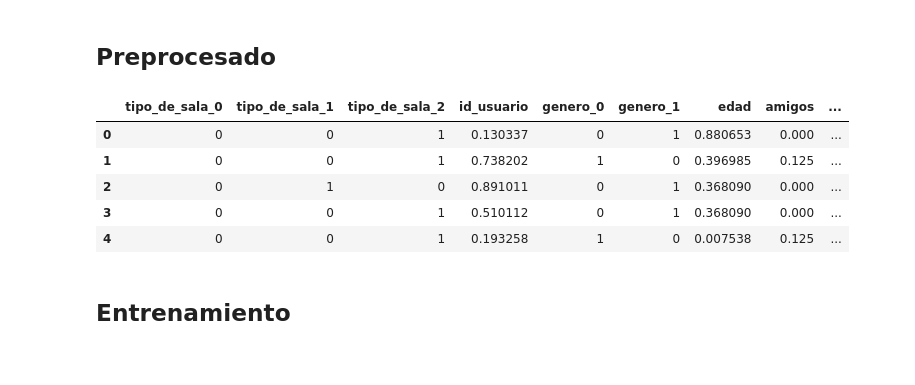
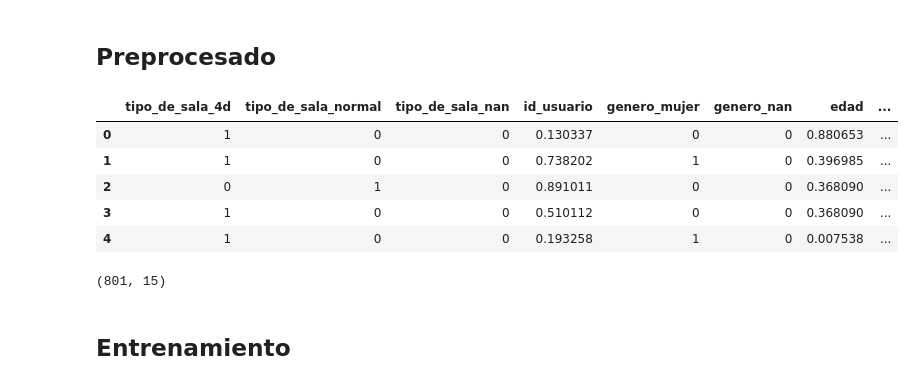
Before and after one commit to JuanOpizzi/Datos-2020-2c, a Jupyter notebook: TP2/svc.ipynb, the cells around one changed output. Drawn from its saved outputs; the diff is of its cells as text; code cells hidden in the pictures.

```diff
--- a/TP2/svc.ipynb
+++ b/TP2/svc.ipynb
@@ -20,18 +16,38 @@ df_decision = 'https://drive.google.com/uc?export=download&id=1km-AEIMnWVGqMtK-W
 # %% [markdown]
 ## Preprocesado
-# %%
-df = generate_initial_dataset(df_data, df_decision)
-df = replace_nulls_edad(df, 'media')
-# La normalizacion es CLAVE para que SVC converja
-df = normalizar_atributos_numericos(df)
-df = encodear_atributos_categoricos(df)
-df.head()
-# %% [output]
-|  | tipo_de_sala_0 | tipo_de_sala_1 | tipo_de_sala_2 | id_usuario | genero_0 | genero_1 | edad | amigos | ... |
-| 0 | 0 | 0 | 1 | 0.130337 | 0 | 1 | 0.880653 | 0.000 | ... |
-| 1 | 0 | 0 | 1 | 0.738202 | 1 | 0 | 0.396985 | 0.125 | ... |
-| 2 | 0 | 1 | 0 | 0.891011 | 0 | 1 | 0.368090 | 0.000 | ... |
-| 3 | 0 | 0 | 1 | 0.510112 | 0 | 1 | 0.368090 | 0.000 | ... |
-| 4 | 0 | 0 | 1 | 0.193258 | 1 | 0 | 0.007538 | 0.125 | ... |
+# %%
+columnillas = ['tipo_de_sala_4d', 'tipo_de_sala_normal', 'tipo_de_sala_nan', 'id_usuario', 'genero_mujer', 'genero_nan',
+              'edad', 'amigos', 'parientes', 'precio_ticket',
+              'nombre_sede_fiumark_palermo', 'nombre_sede_fiumark_quilmes', 'nombre_sede_nan',
+              'cant_acompañantes']
+# %%
+def preprocesado_1(dataset, columnas):
+    df = eliminar_features_que_no_aportan_info(dataset, True)
+    df = crear_feature_acompañantes(df)
+    df = replace_nulls_column(df, 'edad', 'media')
+    df = encodear_atributos_categoricos(df)
+    df = normalizar_atributos_numericos(df)
+    df = df.reindex(columns = columnas)
+    return df
+# %%
+volver = ['volveria']
+columnas = columnillas + volver
+# %%
+dataset = pd.merge(df_data, df_decision, how='inner', left_on='id_usuario', right_on='id_usuario')
+
+df = preprocesado_1(dataset, columnas)
+
+df.head()
+# %% [output]
+|  | tipo_de_sala_4d | tipo_de_sala_normal | tipo_de_sala_nan | id_usuario | genero_mujer | genero_nan | edad | ... |
+| 0 | 1 | 0 | 0 | 0.130337 | 0 | 0 | 0.880653 | ... |
+| 1 | 1 | 0 | 0 | 0.738202 | 1 | 0 | 0.396985 | ... |
+| 2 | 0 | 1 | 0 | 0.891011 | 0 | 0 | 0.368090 | ... |
+| 3 | 1 | 0 | 0 | 0.510112 | 0 | 0 | 0.368090 | ... |
+| 4 | 1 | 0 | 0 | 0.193258 | 1 | 0 | 0.007538 | ... |
+# %%
+df.shape
+# %% [output]
+(801, 15)
 # %% [markdown]
 ## Entrenamiento
```
Also changed, not shown: parts of 42 cells of this notebook, 1 other file.
